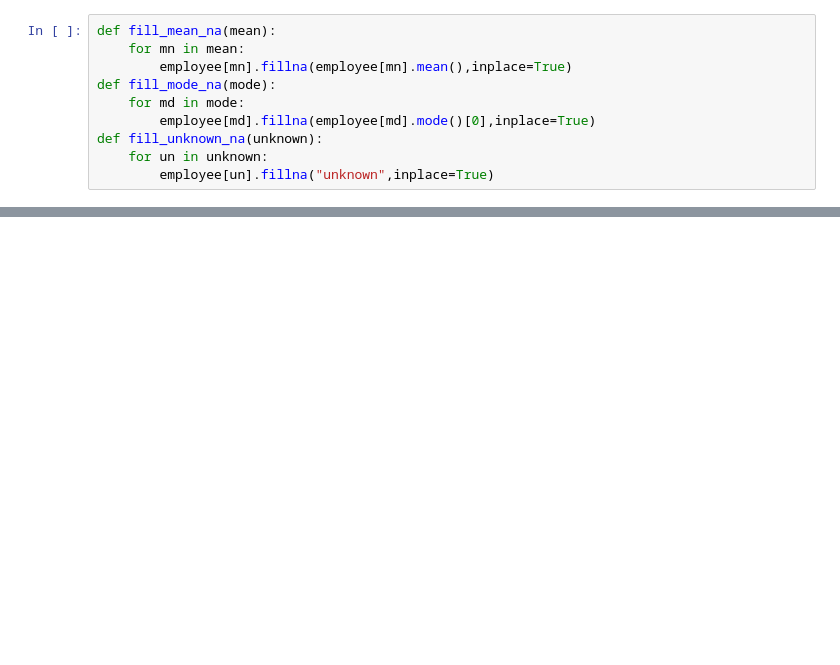
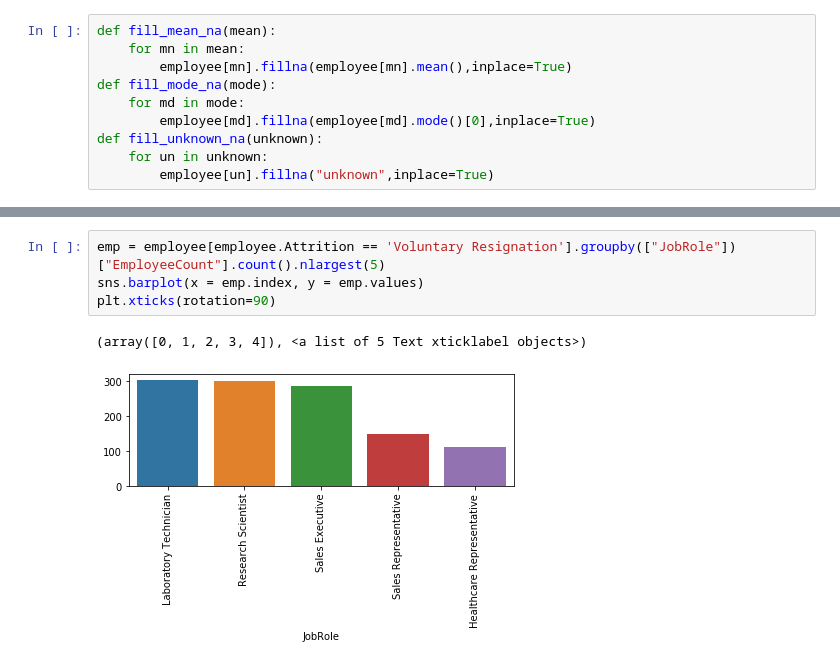
Before and after one commit to zeelmendpara05/IBM-HR-Atrrition, a Jupyter notebook: Team-5-project.ipynb, the cells around one changed output, grey strips where cells are left out. Saved outputs shown, nothing was run; the diff lists cells and outputs as text; blank space fills up the shorter version.

```diff
--- a/Team-5-project.ipynb
+++ b/Team-5-project.ipynb
@@ -148,0 +230,7 @@ employee.drop_duplicates(inplace =True)
+# %%
+emp = employee[employee.Attrition == 'Voluntary Resignation'].groupby(["JobRole"])["EmployeeCount"].count().nlargest(5)
+sns.barplot(x = emp.index, y = emp.values)
+plt.xticks(rotation=90)
+# %% [output]
+(array([0, 1, 2, 3, 4]), <a list of 5 Text xticklabel objects>)
+[figure, added]
```
Also changed, not shown: parts of 24 cells of this notebook, 1 other file.
